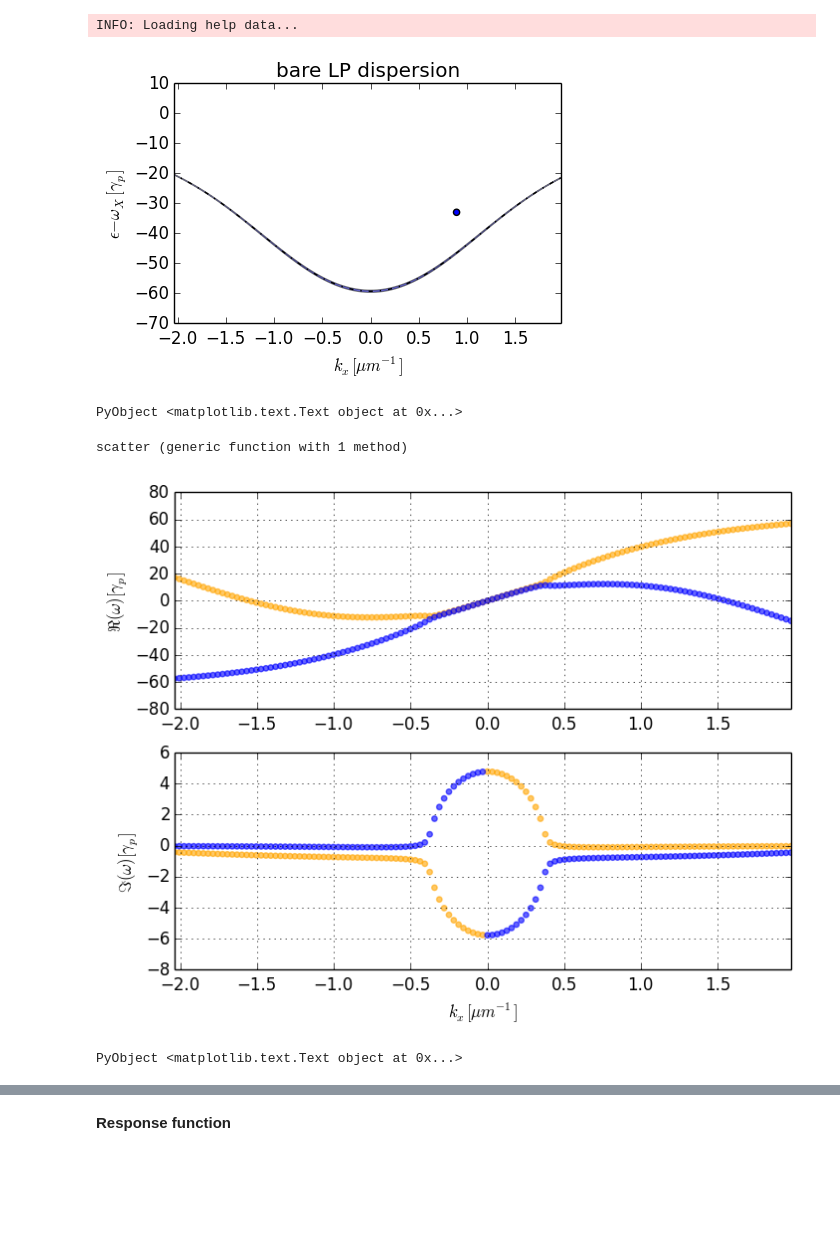
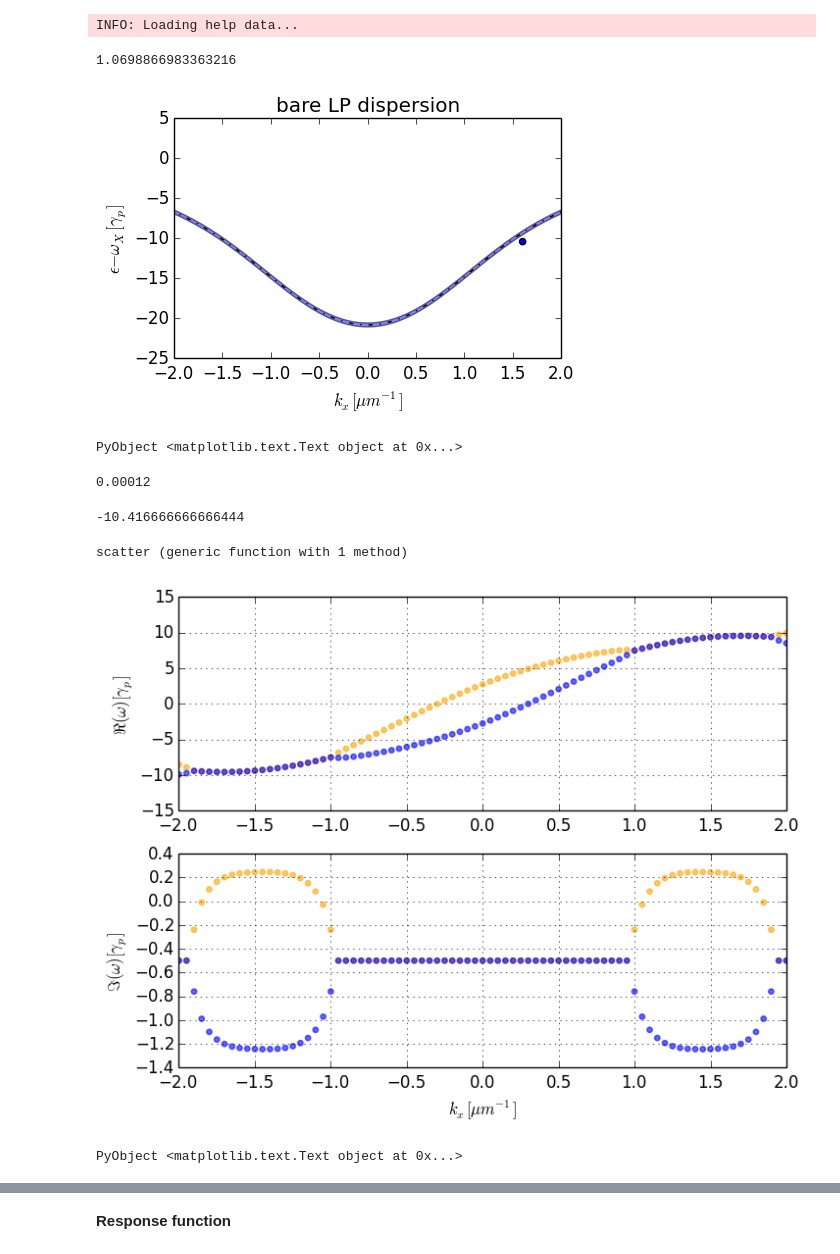
Before and after one commit to berceanu/notebooks, a Jupyter notebook: julia/1pump-responsef.ipynb, the cells around one changed output, grey strips where cells are left out. Cells and saved outputs as stored; diff of their text form; code cells hidden in the pictures; blank space fills up the shorter version.

```diff
--- a/julia/1pump-responsef.ipynb
+++ b/julia/1pump-responsef.ipynb
@@ -16 +14,5 @@ const ny = 512;
+# %%
+ρp
+# %% [output]
+1.0698866983363216
 # %%
@@ -29,17 +31,25 @@ fig, ax = plt.subplots(figsize=(5, 3))
 ax[:plot](sbox.kx, lp, "k-.")
 ax[:fill_between](sbox.kx, lp - gma/2, lp + gma/2, alpha=0.5)
 
-ax[:scatter](kpx, -33.)
+ax[:scatter](kpx, ωpγ)
 
 ax[:set_title]("bare LP dispersion")
-ax[:set_xlim](sbox.kx[idxkl], sbox.kx[idxkr])
+ax[:set_xlim](-2., 2.)
 ax[:set_xlabel](L"$k_x[\mu m^{-1}]$")
 ax[:set_ylabel](L"$\epsilon-\omega_X[\gamma_p]$")
 # %% [output]
-[figure, old version]
+[figure, new version]
 PyObject <matplotlib.text.Text object at 0x...>
+# %%
+γp
+# %% [output]
+0.00012
+# %%
+ωpγ
+# %% [output]
+-10.416666666666444
 # %%
-function scatter(axes, axno, reim::Function, λ::Function, col; ωp=-33., np=20.)
+function scatter(axes, axno, reim::Function, λ::Function, col; ωp=ωpγ, np=ρp)
     axes[axno][:scatter](sbox.kx, reim([λ(0., momx; ωp=ωp, np=np) for momx in sbox.kx]), s=15, alpha=0.6, color=col)
 end
 # %% [output]
@@ -47,19 +57,21 @@ scatter (generic function with 1 method)
 # %%
 fig, axes = plt.subplots(2,1, figsize=(8,6))
 
 scatter(axes, 1, real, λ1, "orange")
 scatter(axes, 1, real, λ2, "blue")
 scatter(axes, 2, imag, λ1, "orange")
 scatter(axes, 2, imag, λ2, "blue")
 
 for ax in axes
-    ax[:set_xlim](sbox.kx[idxkl], sbox.kx[idxkr])
+    #ax[:set_xlim](sbox.kx[idxkl], sbox.kx[idxkr])
+    ax[:set_xlim](-2, 2)
     ax[:grid]()
 end
+
 axes[1][:set_ylabel](L"$\Re(\omega)[\gamma_p]$")
 axes[2][:set_ylabel](L"$\Im(\omega)[\gamma_p]$")
 axes[2][:set_xlabel](L"$k_x[\mu m^{-1}]$")
 # %% [output]
-[figure, old version]
+[figure, new version]
 PyObject <matplotlib.text.Text object at 0x...>
 # %%
```
Also changed, not shown: parts of 23 cells of this notebook, 4 other files.
